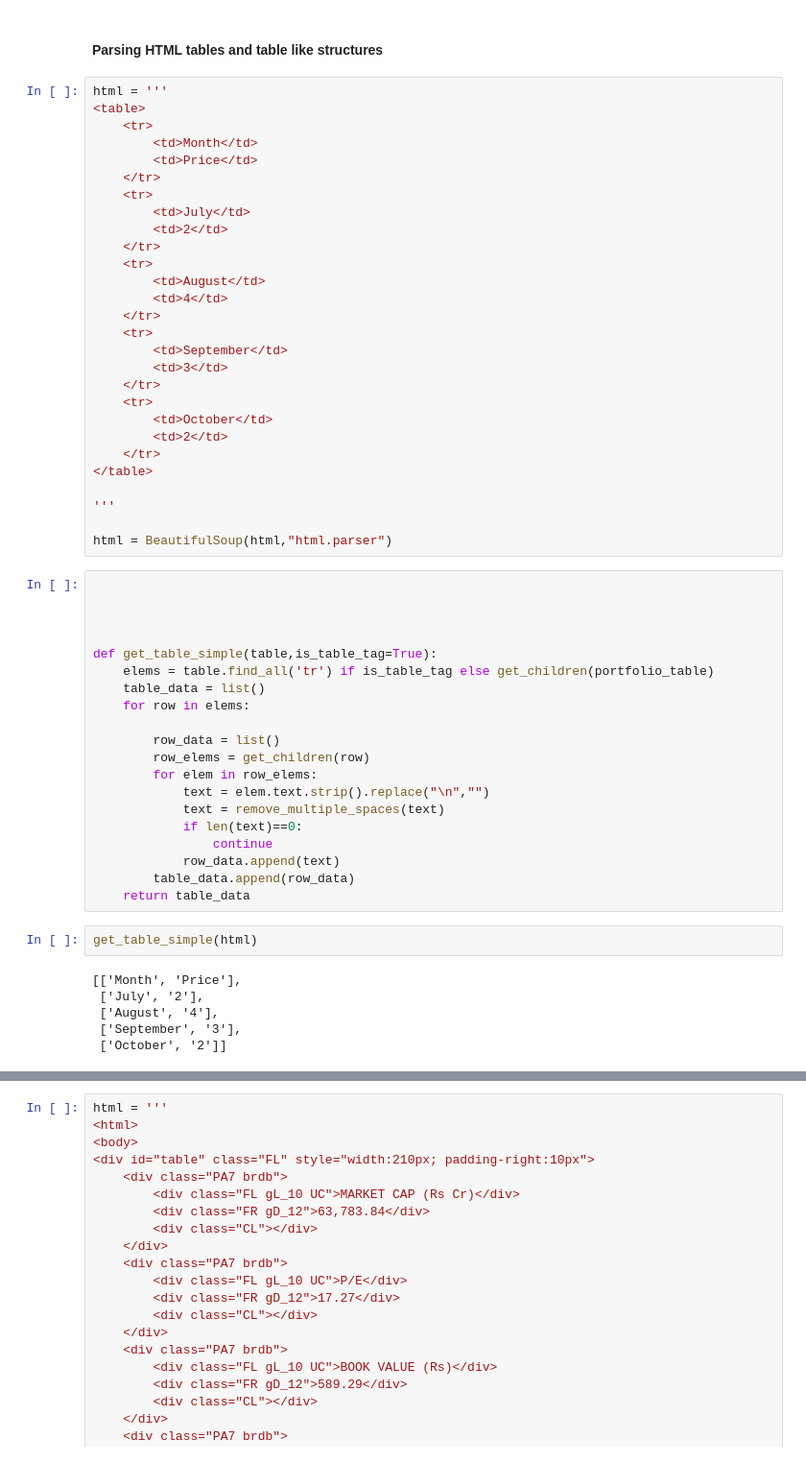
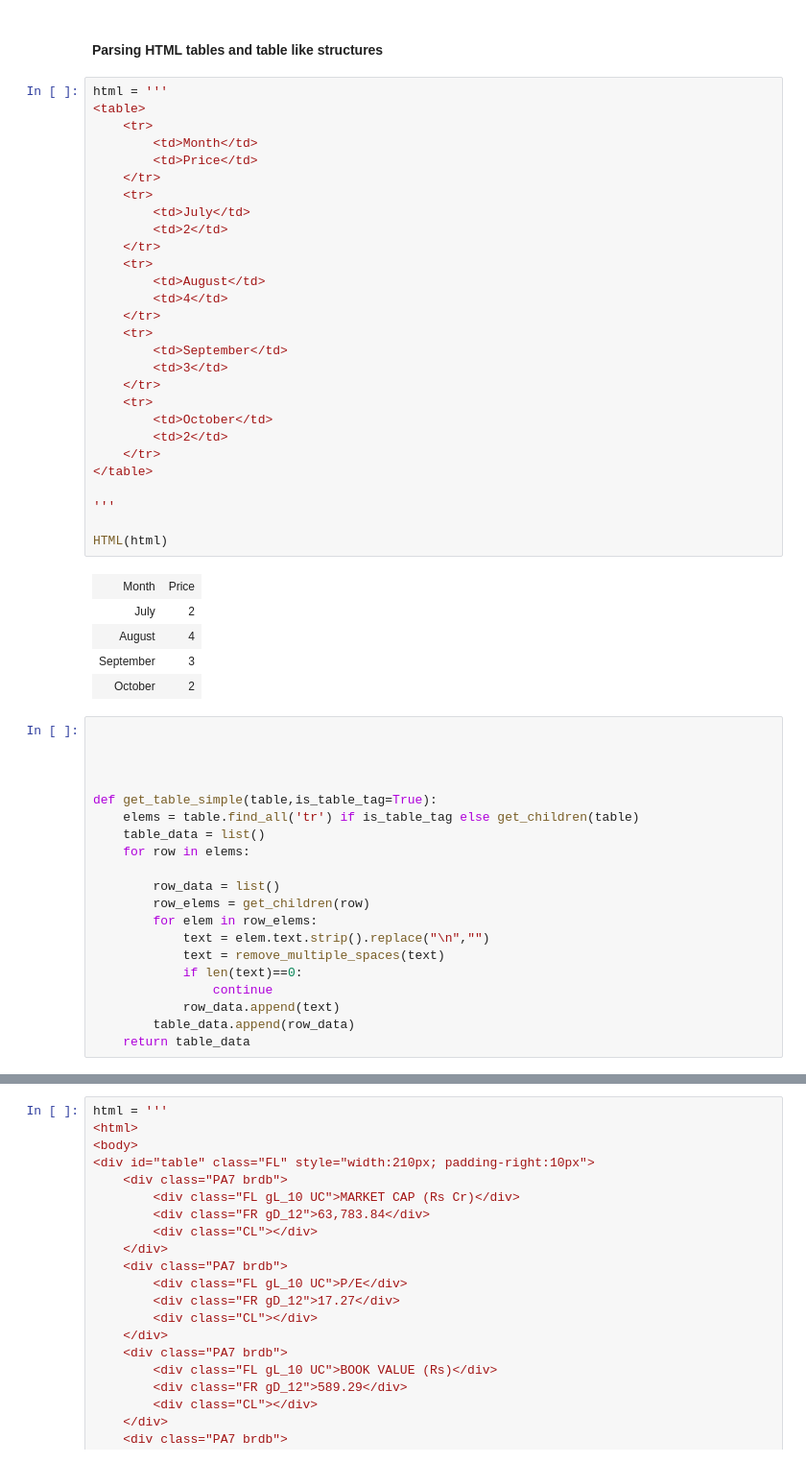
Before and after one commit to faizanahemad/data-science-utils, a Jupyter notebook: data_science_utils/financial/Web Scraping and Financial Data Exploration in Python-Tutorial.ipynb, the cells around one changed output, grey strips where cells are left out. Shown at 96% size. Drawn from its saved outputs; the diff is of its cells as text.

```diff
--- a/data_science_utils/financial/Web Scraping and Financial Data Exploration in Python-Tutorial.ipynb
+++ b/data_science_utils/financial/Web Scraping and Financial Data Exploration in Python-Tutorial.ipynb
@@ -174,38 +174,44 @@ get_children(price_div)
 # %%
 html = '''
 <table>
     <tr>
         <td>Month</td>
         <td>Price</td>
     </tr>
     <tr>
         <td>July</td>
         <td>2</td>
     </tr>
     <tr>
         <td>August</td>
         <td>4</td>
     </tr>
     <tr>
         <td>September</td>
         <td>3</td>
     </tr>
     <tr>
         <td>October</td>
         <td>2</td>
     </tr>
 </table>
 
 '''
 
-html = BeautifulSoup(html,"html.parser")
+HTML(html)
+# %% [output]
+| Month | Price |
+| July | 2 |
+| August | 4 |
+| September | 3 |
+| October | 2 |
 # %%
 
 
 
 
 def get_table_simple(table,is_table_tag=True):
-    elems = table.find_all('tr') if is_table_tag else get_children(portfolio_table)
+    elems = table.find_all('tr') if is_table_tag else get_children(table)
     table_data = list()
     for row in elems:
 
@@ -219,11 +225,3 @@ def get_table_simple(table,is_table_tag=True):
             row_data.append(text)
         table_data.append(row_data)
     return table_data
-# %%
-get_table_simple(html)
-# %% [output]
-[['Month', 'Price'],
- ['July', '2'],
- ['August', '4'],
- ['September', '3'],
- ['October', '2']]
```
Also changed, not shown: parts of 2 cells of this notebook, 1 other file.
